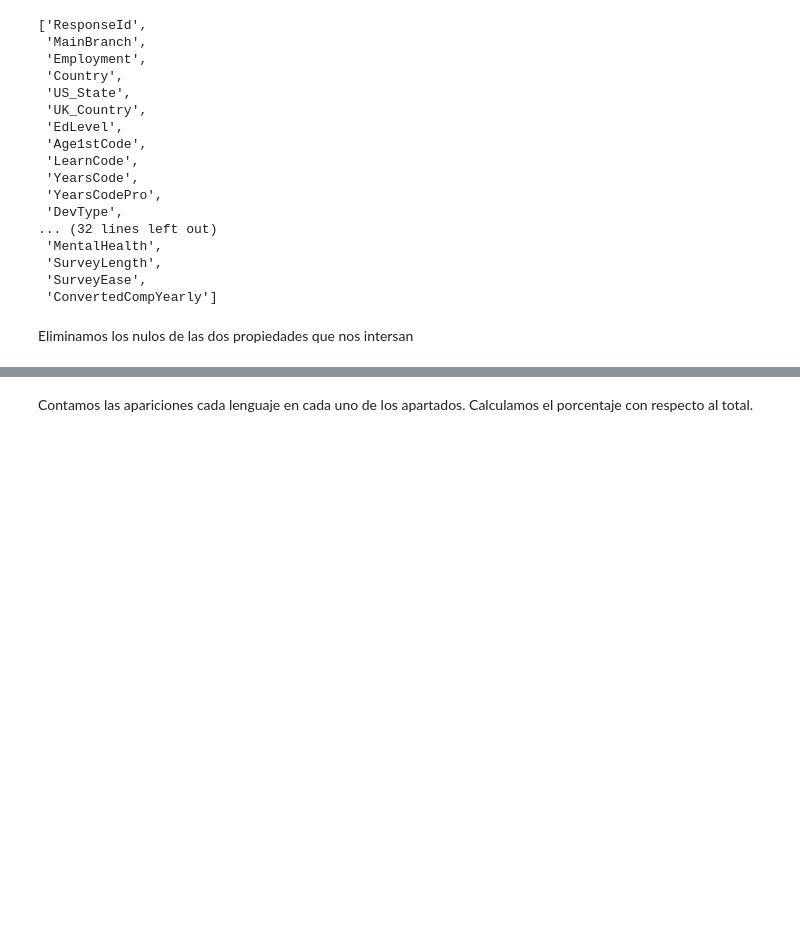
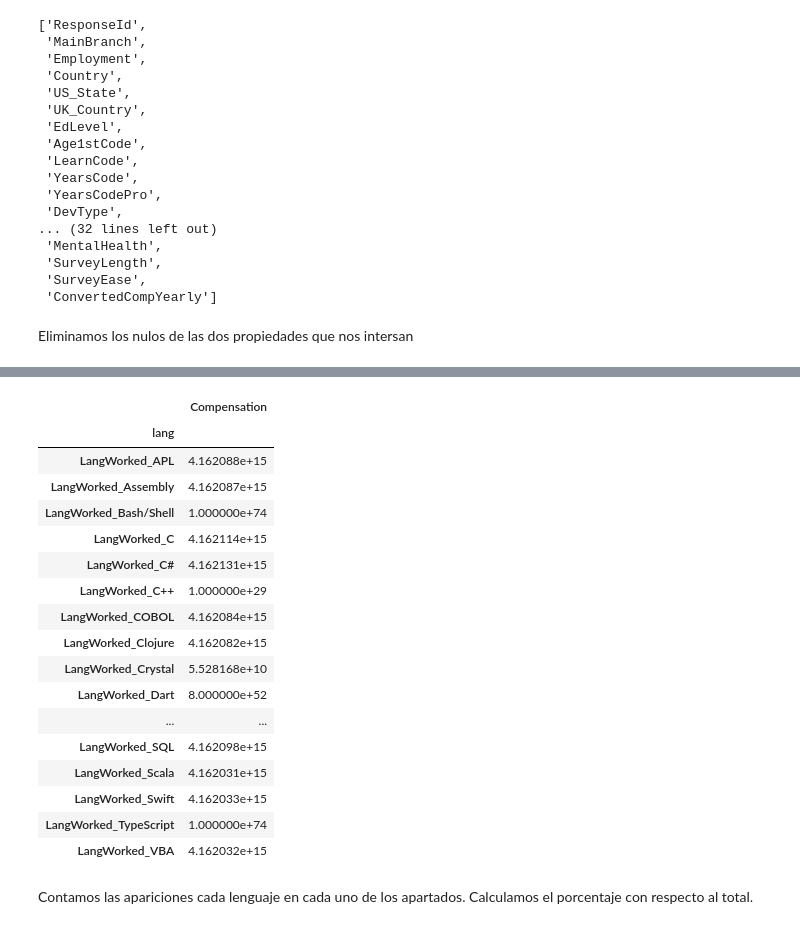
Before and after one commit to gpulido/visualizacion-datos-UOC, a Jupyter notebook: PRA2/so_2021.ipynb, the cells around one changed output, grey strips where cells are left out. Cells and saved outputs as stored; diff of their text form; code cells hidden in the pictures; blank space fills up the shorter version.

```diff
--- a/PRA2/so_2021.ipynb
+++ b/PRA2/so_2021.ipynb
@@ -37,3 +212,24 @@ devs['LanguageWantToWorkWith'] = devs['LanguageWantToWorkWith'].fillna("")
+# %%
+pivoted.groupby("lang").sum()
+# %% [output]
+|  | Compensation |
+| lang |  |
+| LangWorked_APL | 4.162088e+15 |
+| LangWorked_Assembly | 4.162087e+15 |
+| LangWorked_Bash/Shell | 1.000000e+74 |
+| LangWorked_C | 4.162114e+15 |
+| LangWorked_C# | 4.162131e+15 |
+| LangWorked_C++ | 1.000000e+29 |
+| LangWorked_COBOL | 4.162084e+15 |
+| LangWorked_Clojure | 4.162082e+15 |
+| LangWorked_Crystal | 5.528168e+10 |
+| LangWorked_Dart | 8.000000e+52 |
+| ... | ... |
+| LangWorked_SQL | 4.162098e+15 |
+| LangWorked_Scala | 4.162031e+15 |
+| LangWorked_Swift | 4.162033e+15 |
+| LangWorked_TypeScript | 1.000000e+74 |
+| LangWorked_VBA | 4.162032e+15 |
 # %% [markdown]
 Contamos las apariciones cada lenguaje en cada uno de los apartados.
 Calculamos el porcentaje con respecto al total.
```
Also changed, not shown: parts of 10 cells of this notebook, 4 other files.
